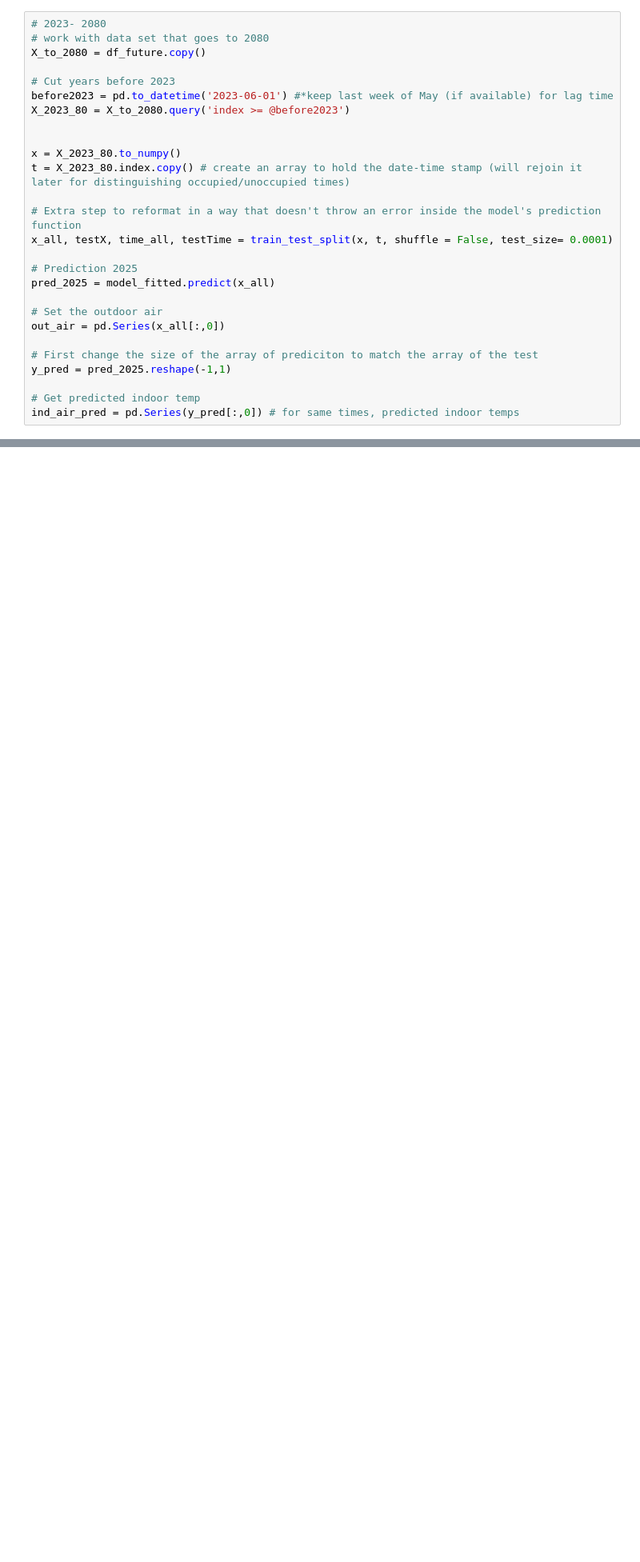
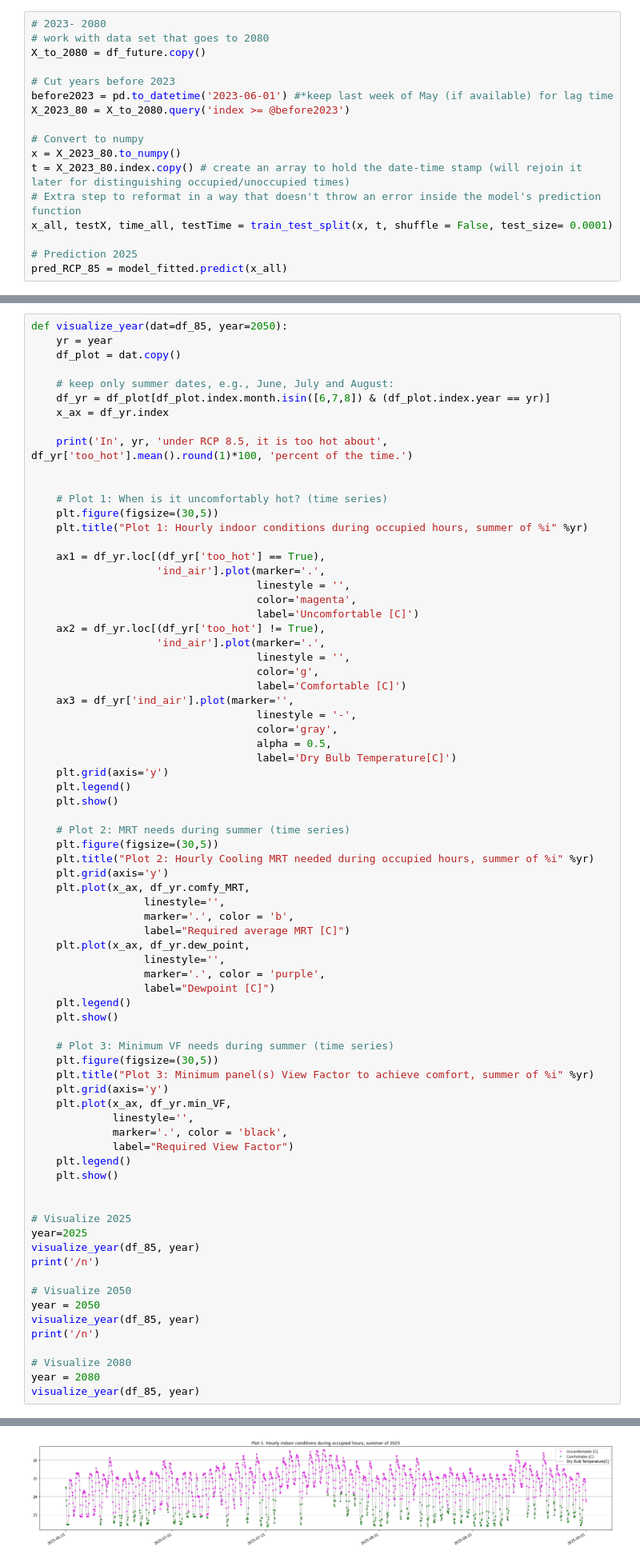
Before and after one commit to eta-lab/cooling-around, a Jupyter notebook: models/mrt2_XGBoost_futurePredictions.ipynb, the cells around one changed output, grey strips where cells are left out. Shown at 80% size. Cells and saved outputs as stored; diff of their text form; blank space fills up the shorter version.

Commit message:
Time Series of past and futurecast conditions

```diff
--- a/models/mrt2_XGBoost_futurePredictions.ipynb
+++ b/models/mrt2_XGBoost_futurePredictions.ipynb
@@ -306,23 +349,13 @@ X_to_2080 = df_future.copy()
 before2023 = pd.to_datetime('2023-06-01') #*keep last week of May (if available) for lag time
 X_2023_80 = X_to_2080.query('index >= @before2023')
 
-
+# Convert to numpy
 x = X_2023_80.to_numpy()
 t = X_2023_80.index.copy() # create an array to hold the date-time stamp (will rejoin it later for distinguishing occupied/unoccupied times)
-
 # Extra step to reformat in a way that doesn't throw an error inside the model's prediction function
 x_all, testX, time_all, testTime = train_test_split(x, t, shuffle = False, test_size= 0.0001)
 
 # Prediction 2025
-pred_2025 = model_fitted.predict(x_all)
-
-# Set the outdoor air
-out_air = pd.Series(x_all[:,0])
-
-# First change the size of the array of prediciton to match the array of the test
-y_pred = pred_2025.reshape(-1,1)
-
-# Get predicted indoor temp
-ind_air_pred = pd.Series(y_pred[:,0]) # for same times, predicted indoor temps
+pred_RCP_85 = model_fitted.predict(x_all)
 # %% [markdown]
 Estimate comfortable temp, required background MRT, and dew point
@@ -412,0 +398,76 @@ YEAR = 2080
+# %%
+def visualize_year(dat=df_85, year=2050):
+    yr = year
+    df_plot = dat.copy()
+
+    # keep only summer dates, e.g., June, July and August:
+    df_yr = df_plot[df_plot.index.month.isin([6,7,8]) & (df_plot.index.year == yr)]
+    x_ax = df_yr.index
+
+    print('In', yr, 'under RCP 8.5, it is too hot about', df_yr['too_hot'].mean().round(1)*100, 'percent of the time.')
+
+
+    # Plot 1: When is it uncomfortably hot? (time series)
+    plt.figure(figsize=(30,5))
+    plt.title("Plot 1: Hourly indoor conditions during occupied hours, summer of %i" %yr)
+
+    ax1 = df_yr.loc[(df_yr['too_hot'] == True),
+                    'ind_air'].plot(marker='.',
+                                    linestyle = '',
+                                    color='magenta',
+                                    label='Uncomfortable [C]')
+    ax2 = df_yr.loc[(df_yr['too_hot'] != True),
+                    'ind_air'].plot(marker='.',
+                                    linestyle = '',
+                                    color='g',
+                                    label='Comfortable [C]')
+    ax3 = df_yr['ind_air'].plot(marker='',
+                                    linestyle = '-',
+                                    color='gray',
+                                    alpha = 0.5,
+                                    label='Dry Bulb Temperature[C]')
+    plt.grid(axis='y')
+    plt.legend()
+    plt.show()
+
+    # Plot 2: MRT needs during summer (time series)
+    plt.figure(figsize=(30,5))
+    plt.title("Plot 2: Hourly Cooling MRT needed during occupied hours, summer of %i" %yr)
+    plt.grid(axis='y')
+    plt.plot(x_ax, df_yr.comfy_MRT,
+                  linestyle='',
+                  marker='.', color = 'b',
+                  label="Required average MRT [C]")
+    plt.plot(x_ax, df_yr.dew_point,
+                  linestyle='',
+                  marker='.', color = 'purple',
+                  label="Dewpoint [C]")
+    plt.legend()
+    plt.show()
+
+    # Plot 3: Minimum VF needs during summer (time series)
+    plt.figure(figsize=(30,5))
+    plt.title("Plot 3: Minimum panel(s) View Factor to achieve comfort, summer of %i" %yr)
+    plt.grid(axis='y')
+    plt.plot(x_ax, df_yr.min_VF,
+             linestyle='',
+             marker='.', color = 'black',
+             label="Required View Factor")
+    plt.legend()
+    plt.show()
+
+
+# Visualize 2025
+year=2025
+visualize_year(df_85, year)
+print('/n')
+
+# Visualize 2050
+year = 2050
+visualize_year(df_85, year)
+print('/n')
+
+# Visualize 2080
+year = 2080
+visualize_year(df_85, year)
+# %% [output]
@@ -412,0 +475 @@ YEAR = 2080
+[figure, added]
```
Also changed, not shown: parts of 20 cells of this notebook.
